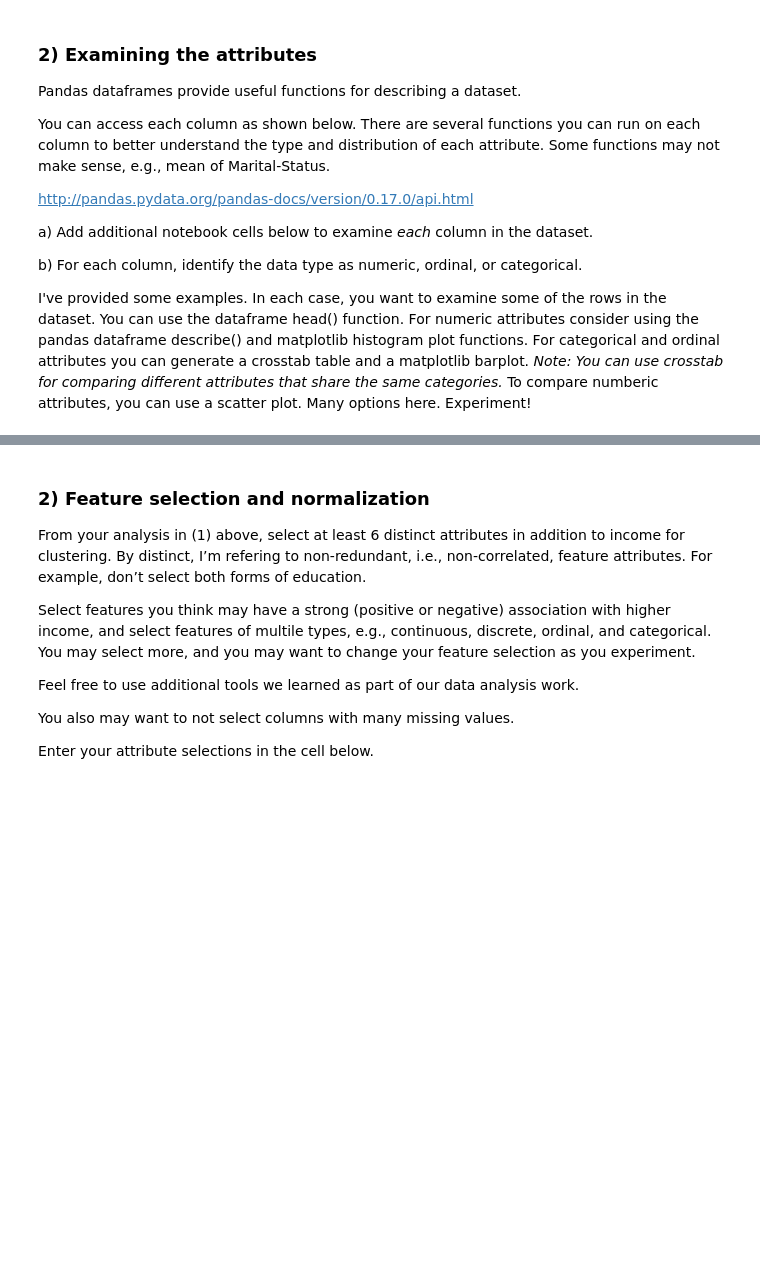
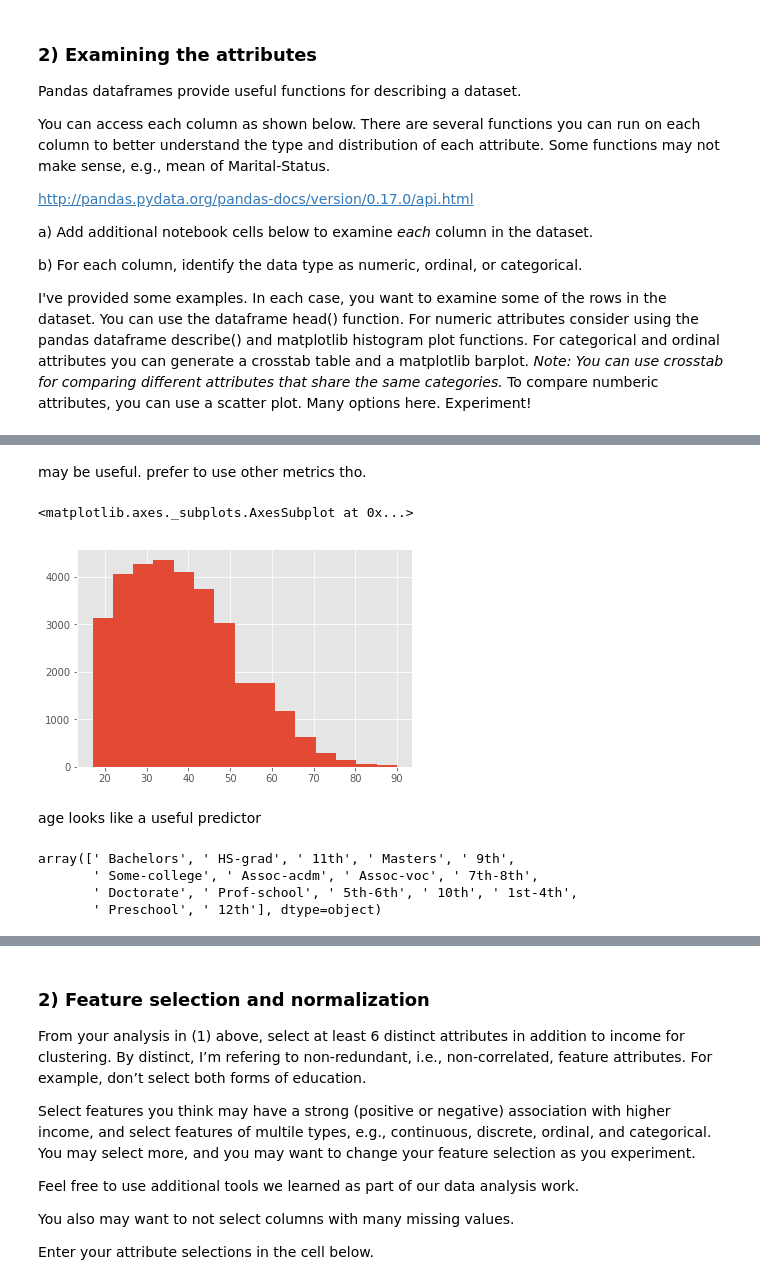
Before and after one commit to gagandaroach/DataScienceIntro, a Jupyter notebook: labs/Lab8_Clustering/Clustering.ipynb, the cells around one changed output, grey strips where cells are left out. Saved outputs shown, nothing was run; the diff lists cells and outputs as text; code cells hidden in the pictures; blank space fills up the shorter version.

```diff
--- a/labs/Lab8_Clustering/Clustering.ipynb
+++ b/labs/Lab8_Clustering/Clustering.ipynb
@@ -227,0 +376,16 @@ adult["fnlwgt"].describe()
+# %% [markdown]
+may be useful. prefer to use other metrics tho.
+# %%
+adult['Age'].hist(bins = 15)
+# %% [output]
+<matplotlib.axes._subplots.AxesSubplot at 0x...>
+[figure, added]
+# %% [markdown]
+age looks like a useful predictor
+# %%
+adult['Education'].unique()
+# %% [output]
+array([' Bachelors', ' HS-grad', ' 11th', ' Masters', ' 9th',
+       ' Some-college', ' Assoc-acdm', ' Assoc-voc', ' 7th-8th',
+       ' Doctorate', ' Prof-school', ' 5th-6th', ' 10th', ' 1st-4th',
+       ' Preschool', ' 12th'], dtype=object)
```
Also changed, not shown: parts of 70 cells of this notebook.
